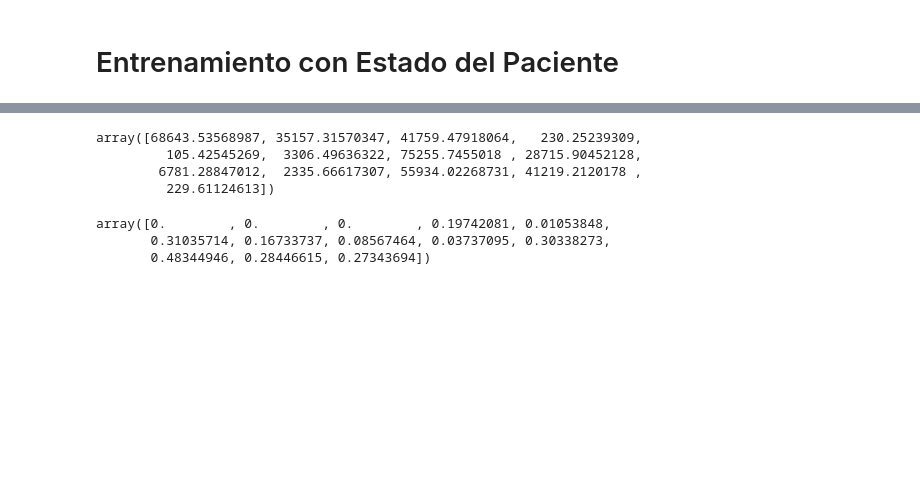
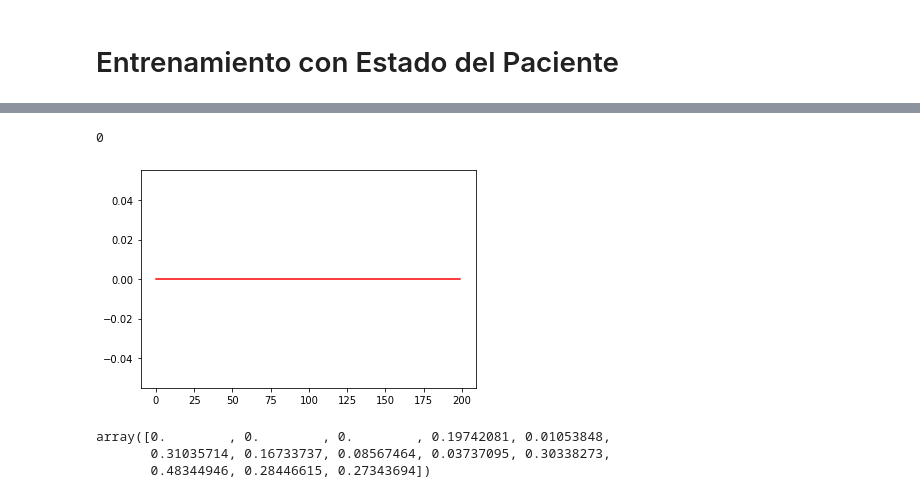
Before and after one commit to jdmedinatobon/tesis2, a Jupyter notebook: tesis2.ipynb, the cells around one changed output, grey strips where cells are left out. Saved outputs shown, nothing was run; the diff lists cells and outputs as text; code cells hidden in the pictures; blank space fills up the shorter version.

Commit message:
Agregando test en el entrenamiento para mirar que pasa con la recompensa

```diff
--- a/tesis2.ipynb
+++ b/tesis2.ipynb
@@ -40,7 +40,7 @@ register_matplotlib_converters()
 # %% [output]
 Using TensorFlow backend.
 # %%
-            'reward_fun': custom_reward}class ExperienceReplay():
+class ExperienceReplay():
     def __init__(self, tamano_minimo = 1000, tamano_maximo = 10**5, tamano_batch = 32, column_names = ['St', 'At', 'St+1', 'Rt+1', 'done']):
         self.tamano_buffer = 0
         self.indice = 0
@@ -664,10 +690,9 @@ WARNING:tensorflow:From /home/hero/tf/lib/python3.6/site-packages/keras/backend/
-# %%
-np.max(test, axis = 0)
-# %% [output]
-array([68643.53568987, 35157.31570347, 41759.47918064,   230.25239309,
-         105.42545269,  3306.49636322, 75255.7455018 , 28715.90452128,
-        6781.28847012,  2335.66617307, 55934.02268731, 41219.2120178 ,
-         229.61124613])
+# %%
+plt.plot(rewards_acumulados_test, color = 'r', label = "Reward Promedio")
+print(reward_test)
+# %% [output]
+0
+[figure, added]
 # %%
 buffer[10000, 0:13]
 # %% [output]
```
Also changed, not shown: parts of 7 cells of this notebook.
